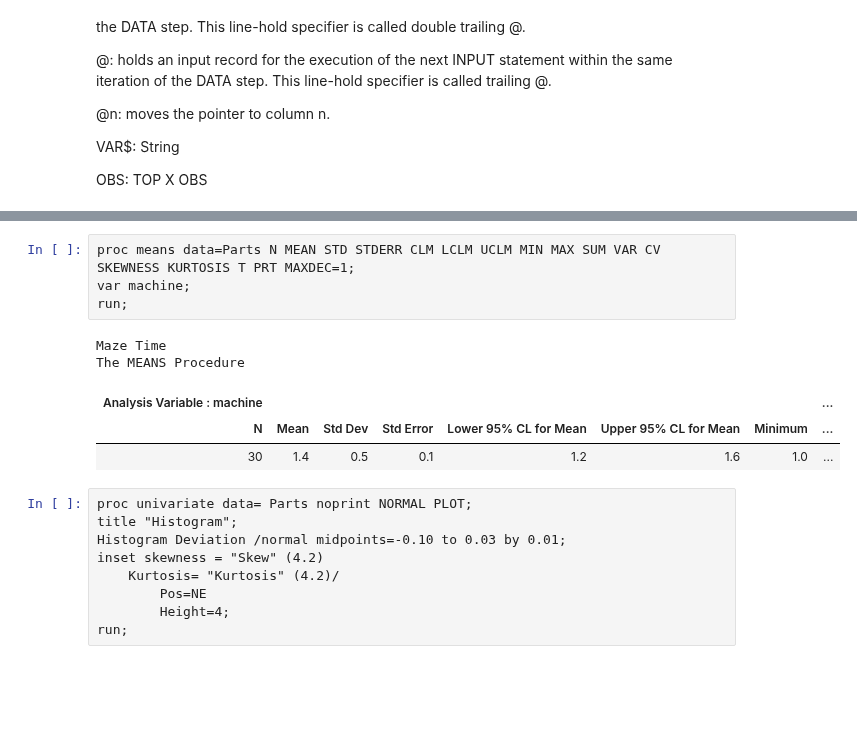
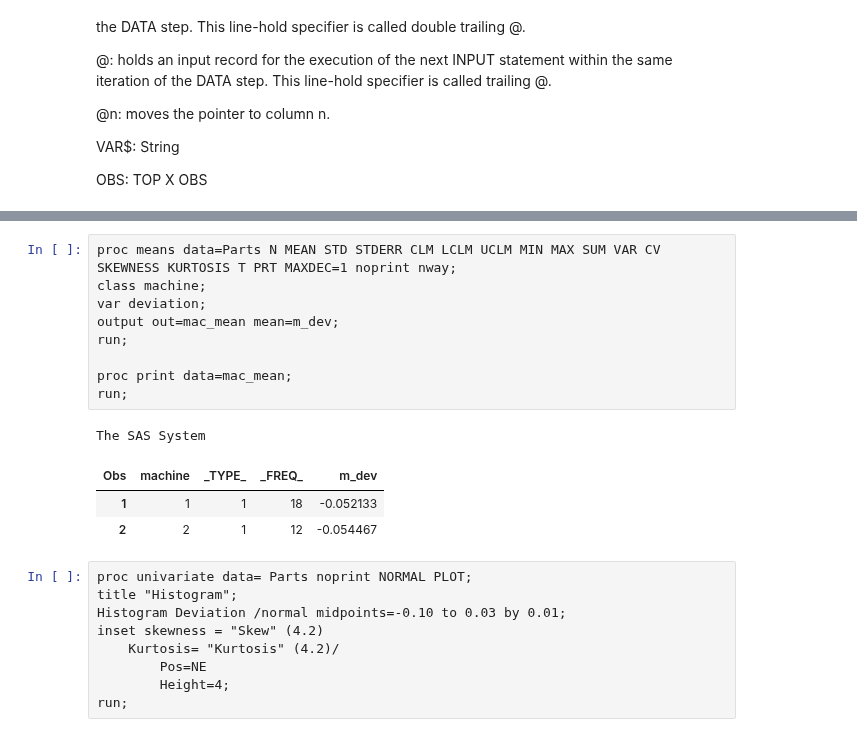
Before and after one commit to kevinwkc/my_sas, a Jupyter notebook: INTRO.ipynb, the cells around one changed output, grey strips where cells are left out. Saved outputs shown, nothing was run; the diff lists cells and outputs as text; blank space fills up the shorter version.

Commit message:
NWAY hide subtotal; NOPRINT hide result, proc mean parameters

```diff
--- a/INTRO.ipynb
+++ b/INTRO.ipynb
@@ -87,13 +96,17 @@ MAXDEC: round to 1 decimal place
 # %%
-proc means data=Parts N MEAN STD STDERR CLM LCLM UCLM MIN MAX SUM VAR CV SKEWNESS KURTOSIS T PRT MAXDEC=1;
-var machine;
+proc means data=Parts N MEAN STD STDERR CLM LCLM UCLM MIN MAX SUM VAR CV SKEWNESS KURTOSIS T PRT MAXDEC=1 noprint nway;
+class machine;
+var deviation;
+output out=mac_mean mean=m_dev;
 run;
+
+proc print data=mac_mean;
+run;
 # %% [output]
-Maze Time
-The MEANS Procedure
+The SAS System
-| Analysis Variable : machine |  |  |  |  |  |  | ... |
-| N | Mean | Std Dev | Std Error | Lower 95% CL for Mean | Upper 95% CL for Mean | Minimum | ... |
-| 30 | 1.4 | 0.5 | 0.1 | 1.2 | 1.6 | 1.0 | ... |
+| Obs | machine | _TYPE_ | _FREQ_ | m_dev |
+| 1 | 1 | 1 | 18 | -0.052133 |
+| 2 | 2 | 1 | 12 | -0.054467 |
 # %%
 proc univariate data= Parts noprint NORMAL PLOT;
 title "Histogram";
```
Also changed, not shown: parts of 9 cells of this notebook.
